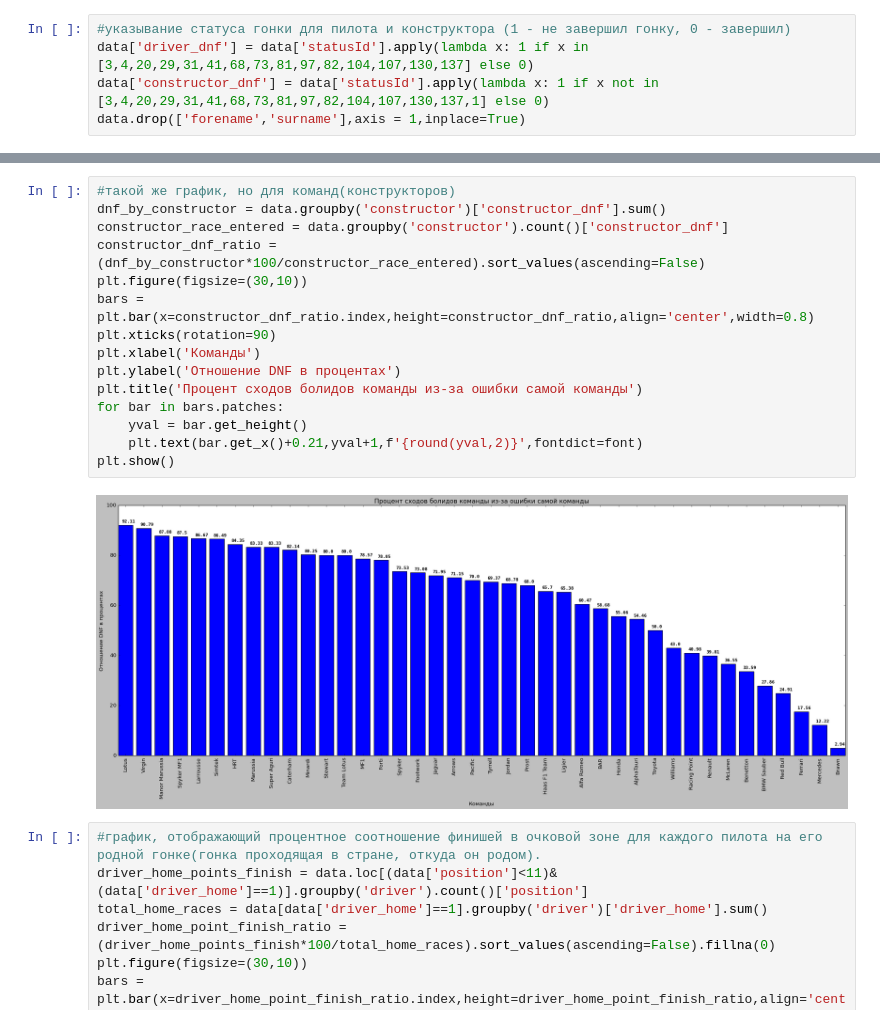
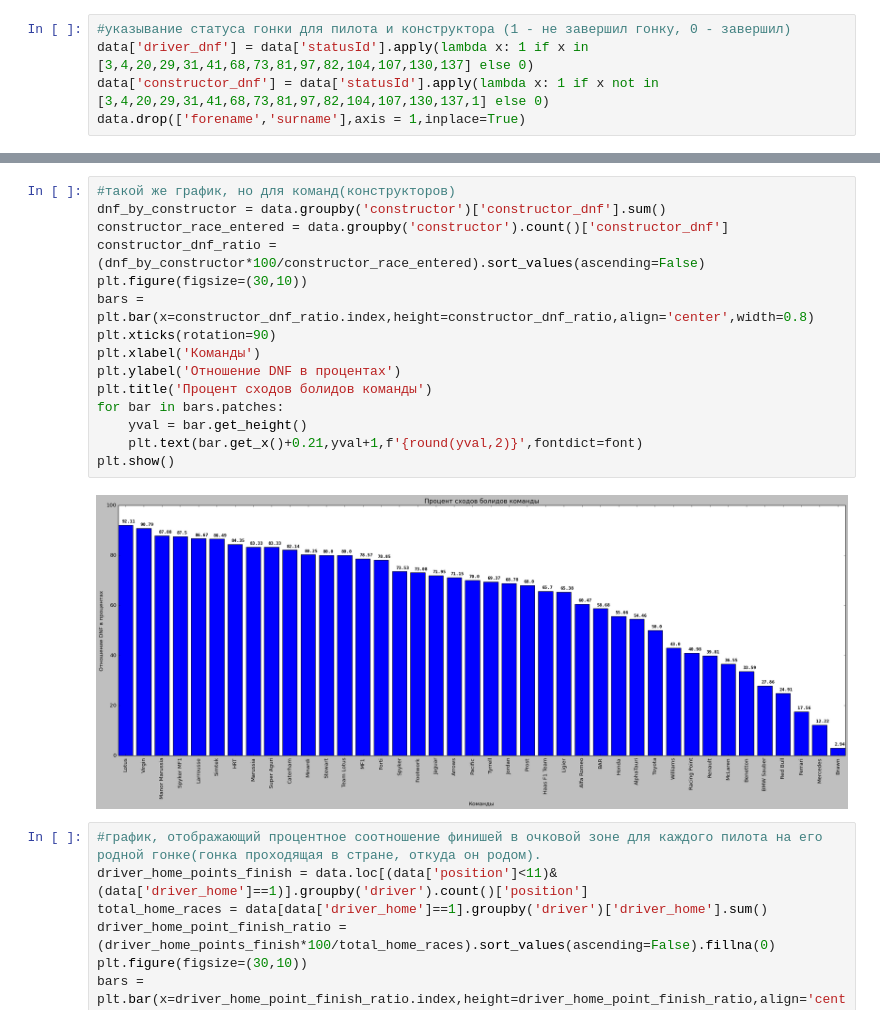
Before and after one commit to VladShulg/f1-predictor-classifier, a Jupyter notebook: main.ipynb, the cells around one changed output, grey strips where cells are left out. Cells and saved outputs as stored; diff of their text form.

```diff
--- a/main.ipynb
+++ b/main.ipynb
@@ -155,20 +153,20 @@ plt.show()
 # %%
 #такой же график, но для команд(конструкторов)
 dnf_by_constructor = data.groupby('constructor')['constructor_dnf'].sum()
 constructor_race_entered = data.groupby('constructor').count()['constructor_dnf']
 constructor_dnf_ratio = (dnf_by_constructor*100/constructor_race_entered).sort_values(ascending=False)
 plt.figure(figsize=(30,10))
 bars = plt.bar(x=constructor_dnf_ratio.index,height=constructor_dnf_ratio,align='center',width=0.8)
 plt.xticks(rotation=90)
 plt.xlabel('Команды')
 plt.ylabel('Отношение DNF в процентах')
-plt.title('Процент сходов болидов команды из-за ошибки самой команды')
+plt.title('Процент сходов болидов команды')
 for bar in bars.patches:
     yval = bar.get_height()
     plt.text(bar.get_x()+0.21,yval+1,f'{round(yval,2)}',fontdict=font)
 plt.show()
 # %% [output]
-[figure, old version]
+[figure, new version]
 # %%
 #график, отображающий процентное соотношение финишей в очковой зоне для каждого пилота на его родной гонке(гонка проходящая в стране, откуда он родом).
 driver_home_points_finish = data.loc[(data['position']<11)&(data['driver_home']==1)].groupby('driver').count()['position']
```
Also changed, not shown: parts of 10 cells of this notebook, 1 other file.
